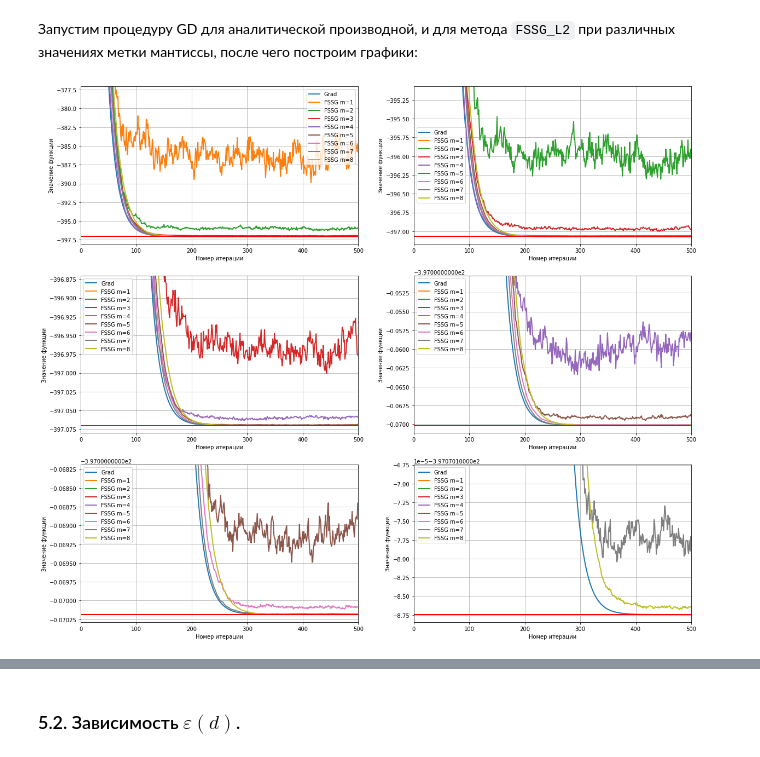
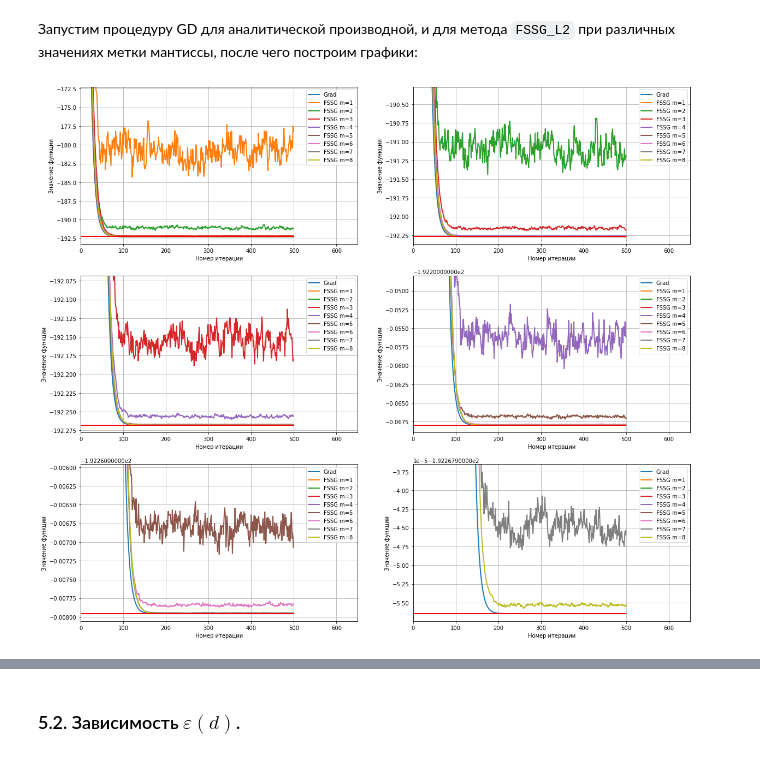
Before and after one commit to danon2018/Gradient_free_methods_project, a Jupyter notebook: quadratic_experiments.ipynb, the cells around one changed output, grey strips where cells are left out. Drawn from its saved outputs; the diff is of its cells as text; code cells hidden in the pictures.

```diff
--- a/quadratic_experiments.ipynb
+++ b/quadratic_experiments.ipynb
@@ -382,7 +392,7 @@ print('Экспериментальный наклон k_e:', p[0])
 Вначале создадим коэффициенты, удовлетворяющие условию выше, после этого по ним создадим квадратичную задачу:
 # %%
 d = 100 # размерность пространства
-L = 20 # константа Липшица
+L = 10 # константа Липшица
 random_state = 2
 # %%
 A, b = quad_coefs(d, L)
@@ -402,15 +412,15 @@ x_start = np.random.uniform(-10, 10, d) # стартовую точку выби
 # %% [markdown]
 Запустим процедуру GD для аналитической производной, и для метода `FWC` при различных значениях метки мантиссы, после чего построим графики:
 # %%
-max_iters=500
+max_iters=400
 prob_values = []
 
-values = GD(prob.func, prob.grad, x_start, 1/L, max_iters)
+values = GD(prob.func, prob.grad, x_start, 1/L, max_iters, mean=False)
 prob_values.append(values)
 
 for i in trange(1,9):
     prob.m = i
-    values = GD(prob.func, prob.FWC, x_start, 1/(L*d), max_iters * d)
+    values = GD(prob.func, prob.FWC, x_start, 1/(L*d), max_iters * d, mean=False)
     prob_values.append(values)
 # %%
 method_names = ['Grad', 'FWC m=1','FWC m=2','FWC m=3','FWC m=4','FWC m=5','FWC m=6','FWC m=7','FWC m=8']
@@ -667,7 +680,7 @@ None
 Вначале создадим коэффициенты, удовлетворяющие условию выше, после этого по ним создадим квадратичную задачу:
 # %%
 d = 100 # размерность пространства
-L = 20 # константа Липшица
+L = 10 # константа Липшица
 random_state = 1
 # %%
 A, b = quad_coefs(d, L)
@@ -690,41 +703,41 @@ x_start = np.random.uniform(-10, 10, d) # стартовую точку выби
 max_iters=500
 prob_values = []
 
-values = GD(prob.func, prob.grad, x_start, 1/L, max_iters)
+values = GD(prob.func, prob.grad, x_start, 1/L, max_iters, mean=False)
 prob_values.append(values)
 
 for i in trange(1,9):
     prob.m = i
-    values = GD(prob.func, prob.FSSG2, x_start, 1/(L*d), max_iters * d)
+    values = GD(prob.func, prob.FSSG2, x_start, 1/(L*d), max_iters * d, mean=False)
     prob_values.append(values)
 # %%
 method_names = ['Grad', 'FSSG m=1','FSSG m=2','FSSG m=3','FSSG m=4','FSSG m=5','FSSG m=6','FSSG m=7','FSSG m=8']
 
 fig, ax = plt.subplots(3, 2, figsize=(20,18))
 
 for k in range(3):
     for j in range(2):
         ax[k,j].plot([t for t in range(max_iters)], prob_values[0], '-', linewidth=2, label=method_names[0])
         for i in range(1,9):
             ax[k,j].plot([t for t in range(max_iters)], prob_values[i][::d], '-',
                          linewidth=2, label=method_names[i])
 
         ax[k,j].plot([t for t in range(max_iters)], [prob_solution for i in range(max_iters)],
                      linewidth=2, color='r')
         ax[k,j].grid()
         ax[k,j].legend()
-        ax[k,j].set_xlim(0,max_iters)
+        ax[k,j].set_xlim(0,max_iters+150)
         ax[k,j].set_ylabel('Значение функции')
         ax[k,j].set_xlabel('Номер итерации')
 
 
 ax[0,0].set_ylim(prob_solution-1, prob_solution+20)
 ax[0,1].set_ylim(prob_solution-0.1, prob_solution+2)
 ax[1,0].set_ylim(prob_solution-0.01, prob_solution+0.2)
 ax[1,1].set_ylim(prob_solution-0.001, prob_solution+0.02)
 ax[2,0].set_ylim(prob_solution-0.0001, prob_solution+0.002)
 ax[2,1].set_ylim(prob_solution-0.000001, prob_solution+0.00002)
 
-None
+plt.savefig('fssg2_delta_1.png')
 # %% [output]
-[figure, old version]
+[figure, new version]
```
Also changed, not shown: parts of 32 cells of this notebook.
